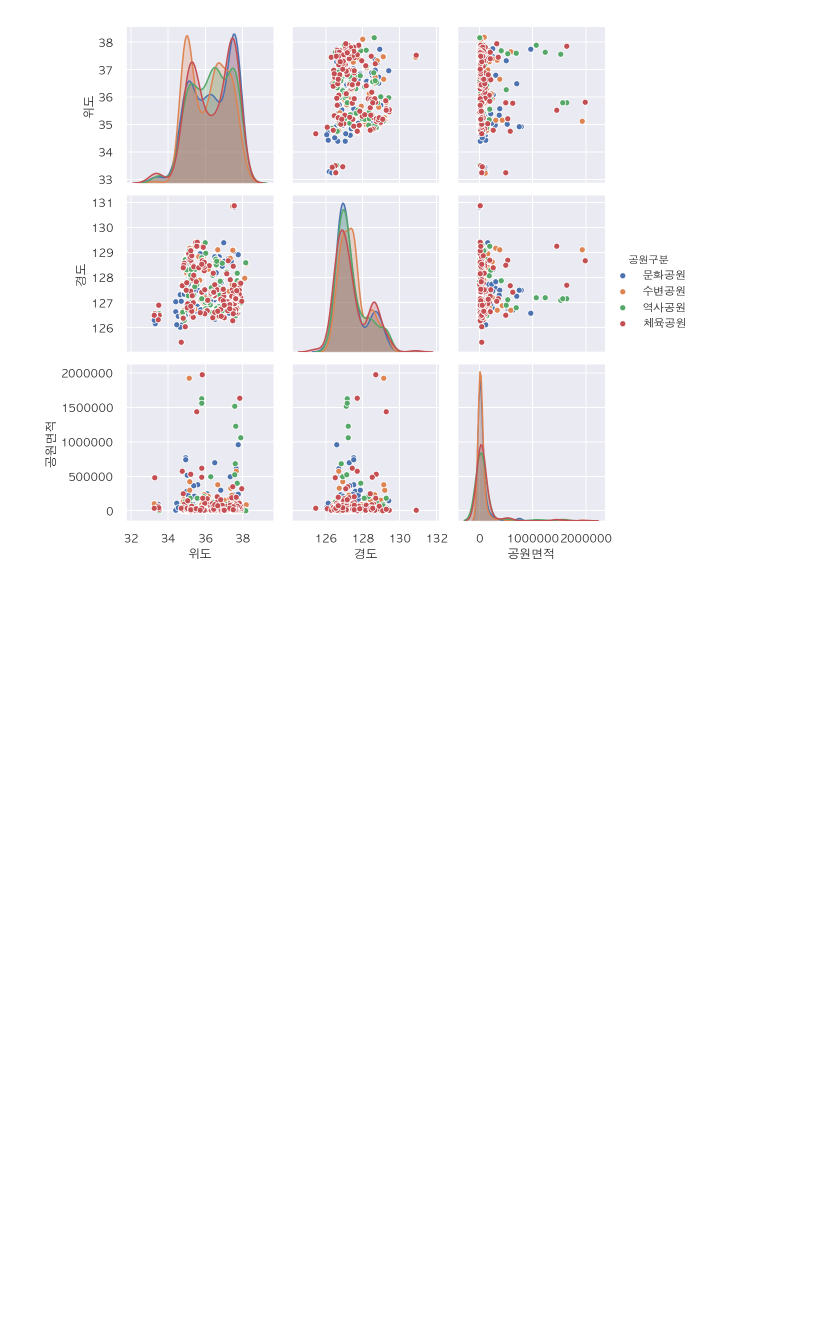
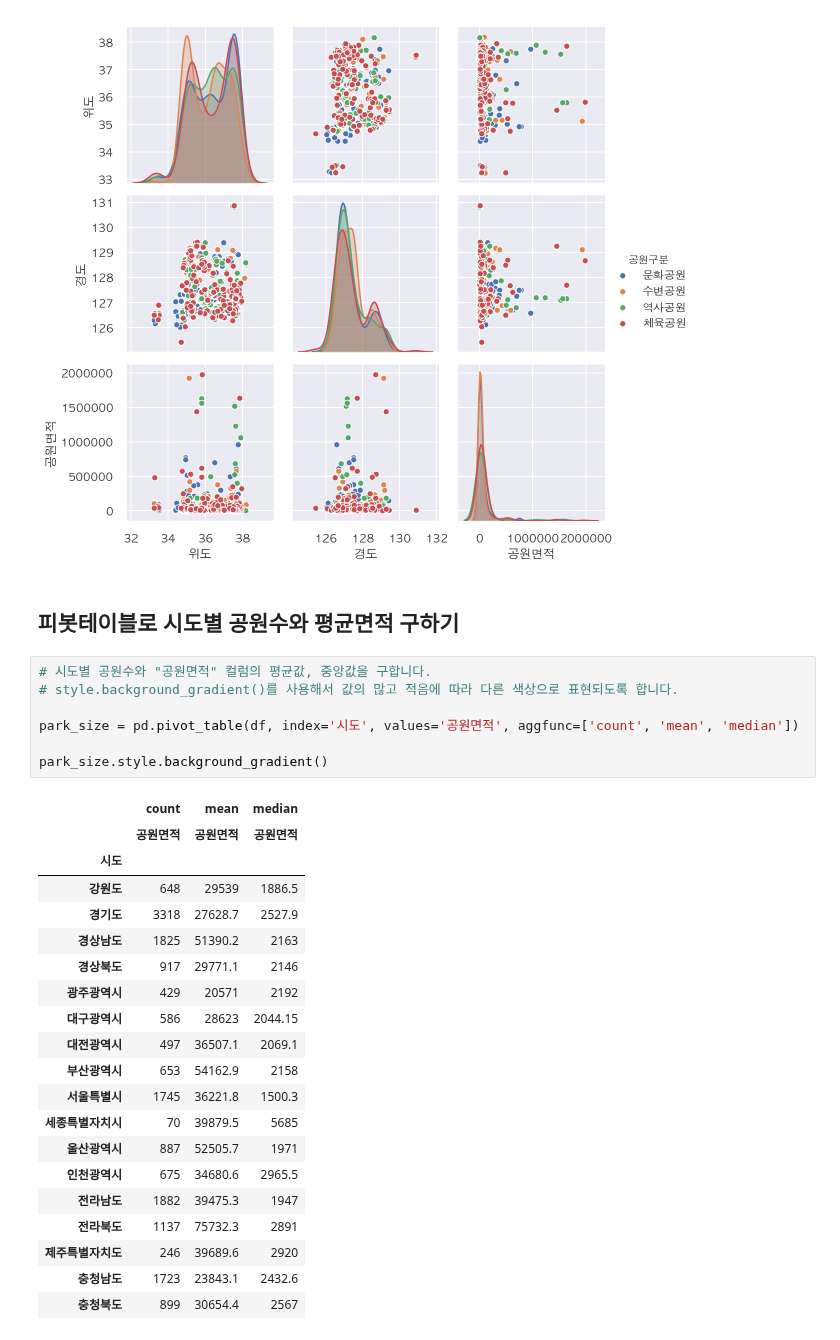
Before and after one commit to neverlish/Learned, a Jupyter notebook: data/inflearn-public-data-python/05-park.ipynb, the cells around one changed output. Drawn from its saved outputs; the diff is of its cells as text; blank space fills up the shorter version.

Commit message:
5 - 20 피봇테이블로 시도별 공원 수와 면적 연산하기

```diff
--- a/data/inflearn-public-data-python/05-park.ipynb
+++ b/data/inflearn-public-data-python/05-park.ipynb
@@ -1250,3 +1250,33 @@ sns.pairplot(park[var_pair], hue='공원구분')
 # %% [output]
 <seaborn.axisgrid.PairGrid at 0x...>
 [figure]
+# %% [markdown]
+## 피봇테이블로 시도별 공원수와 평균면적 구하기
+# %%
+# 시도별 공원수와 "공원면적" 컬럼의 평균값, 중앙값을 구합니다.
+# style.background_gradient()를 사용해서 값의 많고 적음에 따라 다른 색상으로 표현되도록 합니다.
+
+park_size = pd.pivot_table(df, index='시도', values='공원면적', aggfunc=['count', 'mean', 'median'])
+
+park_size.style.background_gradient()
+# %% [output]
+|  | count | mean | median |
+|  | 공원면적 | 공원면적 | 공원면적 |
+| 시도 |  |  |  |
+| 강원도 | 648 | 29539 | 1886.5 |
+| 경기도 | 3318 | 27628.7 | 2527.9 |
+| 경상남도 | 1825 | 51390.2 | 2163 |
+| 경상북도 | 917 | 29771.1 | 2146 |
+| 광주광역시 | 429 | 20571 | 2192 |
+| 대구광역시 | 586 | 28623 | 2044.15 |
+| 대전광역시 | 497 | 36507.1 | 2069.1 |
+| 부산광역시 | 653 | 54162.9 | 2158 |
+| 서울특별시 | 1745 | 36221.8 | 1500.3 |
+| 세종특별자치시 | 70 | 39879.5 | 5685 |
+| 울산광역시 | 887 | 52505.7 | 1971 |
+| 인천광역시 | 675 | 34680.6 | 2965.5 |
+| 전라남도 | 1882 | 39475.3 | 1947 |
+| 전라북도 | 1137 | 75732.3 | 2891 |
+| 제주특별자치도 | 246 | 39689.6 | 2920 |
+| 충청남도 | 1723 | 23843.1 | 2432.6 |
+| 충청북도 | 899 | 30654.4 | 2567 |
```
